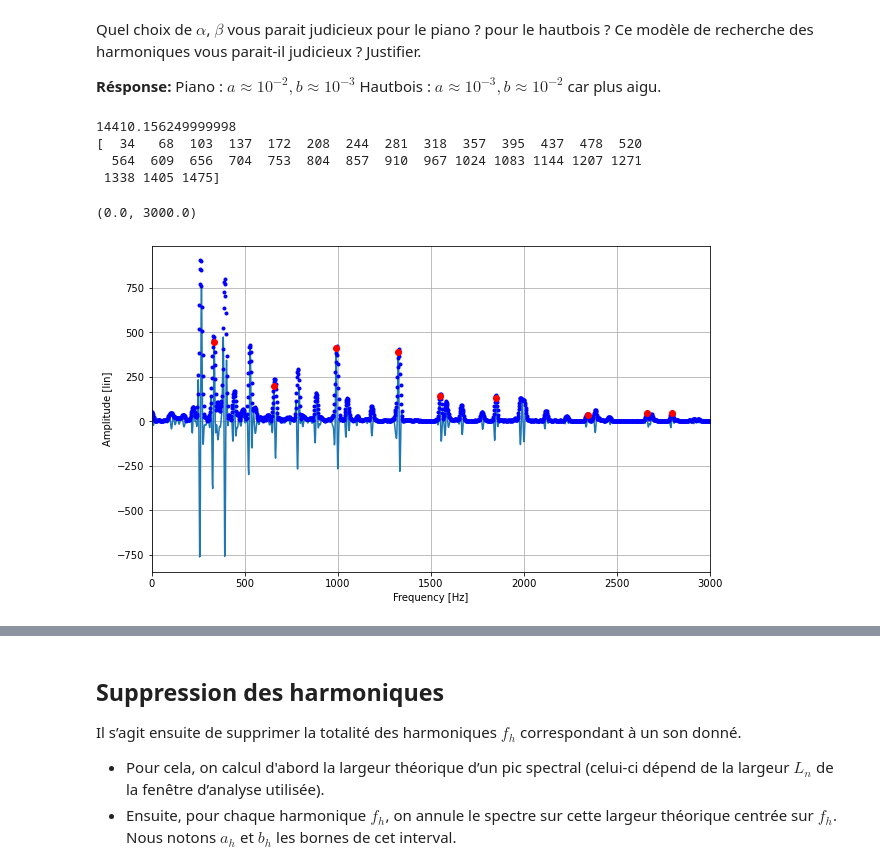
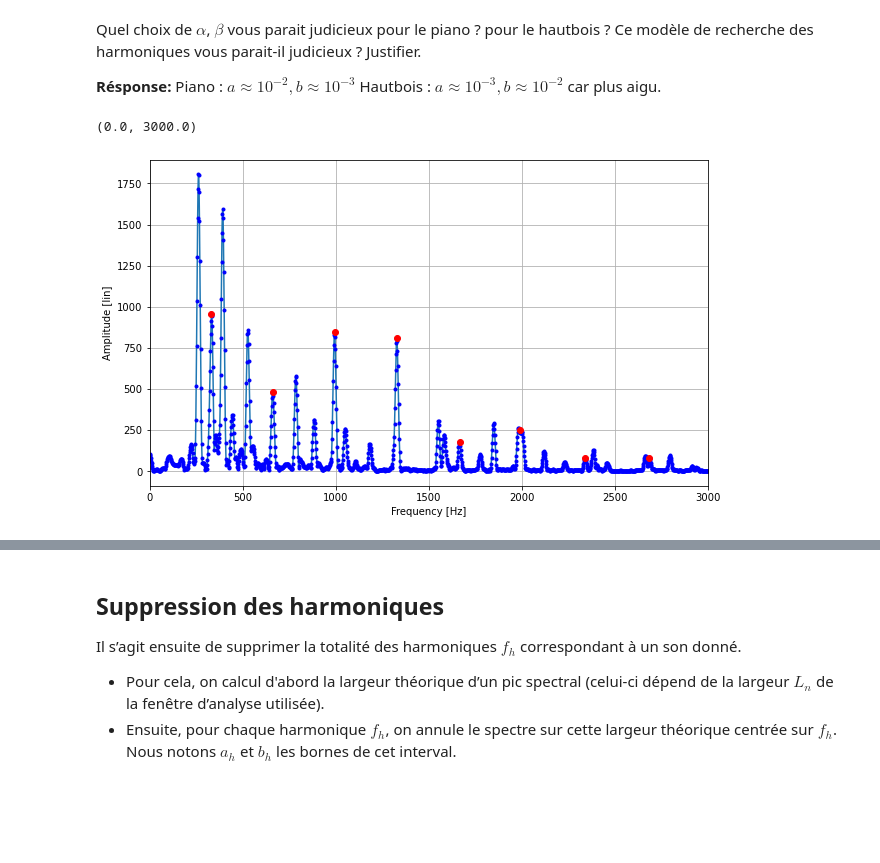
Before and after one commit to piptouque/atiam_tp_signal, a Jupyter notebook: tp_multihauteur/source/tp_multihauteur.ipynb, the cells around one changed output, grey strips where cells are left out. Saved outputs shown, nothing was run; the diff lists cells and outputs as text; code cells hidden in the pictures; blank space fills up the shorter version.

```diff
--- a/tp_multihauteur/source/tp_multihauteur.ipynb
+++ b/tp_multihauteur/source/tp_multihauteur.ipynb
@@ -173,11 +170,11 @@ Rechercher le maximum de $P$ sur l’intervalle $[N_{min},N_{max}]$, et en dédu
 
 On testera la fonction de détection de la fréquence fondamentale sur des signaux monophoniques (par exemple A4\_piano.wav ou E4\_oboe.wav).
 # %%
-def spectral_product(fs_hz: np.ndarray, x_ft: np.ndarray, r: int, h: int) -> np.array:
+def spectral_product(fs_hz: np.ndarray, amps_ft: np.ndarray, r: int, h: int) -> np.array:
     """Get spectral product of input fourier transform
 
     Args:
-        x_ft (np.ndarray): [description]
+        amps_ft (np.ndarray): [description]
         h (int): [description]
 
     Returns:
@@ -185,13 +182,12 @@ def spectral_product(fs_hz: np.ndarray, x_ft: np.ndarray, r: int, h: int) -> np.
     """
     p_p = np.zeros((h, r))
     for i in np.arange(h):
-        x_ft_part = x_ft[::(i+1)][:r]
-        p_p[i] = np.abs(x_ft_part)
+        p_p[i] = amps_ft_part = amps_ft[::(i+1)][:r]
     fs_p_hz = fs_hz[:r]
     p = np.prod(p_p, axis=0) ** 2
     return fs_p_hz, p
 
-def F_getF0FromSpectre(fs_hz, x_ft, h, f_min_hz, f_max_hz, n_fft, sr_hz):
+def F_getF0FromSpectre(fs_hz, amps_ft, h, f_min_hz, f_max_hz, n_fft, sr_hz):
     """
     inputs:
         - fftFreq_hz_v (N/2+1,): vector containing the FFT frequencies in Hz
@@ -211,7 +207,7 @@ def F_getF0FromSpectre(fs_hz, x_ft, h, f_min_hz, f_max_hz, n_fft, sr_hz):
     n_min = int(np.floor((f_min_hz / sr_hz) * n_fft))
     n_max = int(np.floor((f_max_hz / sr_hz) * n_fft)) + 1
     assert(n_max <= r)
-    fs_p_hz, p = spectral_product(fs_hz, x_ft, r, h)
+    fs_p_hz, p = spectral_product(fs_hz, amps_ft, r, h)
     f_0_hz = fs_p_hz[n_min + np.argmax(p[n_min:n_max], axis=0)]
     ### END CODE HERE ###
     return fs_p_hz, p, f_0_hz
@@ -224,14 +220,14 @@ l_sec = 0.1
 l_n = np.int64(l_sec*sr_hz)
 n_fft = 4 * ut.next_pow2(l_n)
 #
-fs_hz, x_ft = F_getSpectreFromAudio(x, l_n, n_fft, sr_hz)
+fs_hz, amps_ft = F_getSpectreFromAudio(x, l_n, n_fft, sr_hz)
 f_min_hz = 50
 f_max_hz = 900
-fs_p_hz, p, f_0_hz = F_getF0FromSpectre(fs_hz, x_ft, h, f_min_hz, f_max_hz, n_fft, sr_hz)
+fs_p_hz, p, f_0_hz = F_getF0FromSpectre(fs_hz, amps_ft, h, f_min_hz, f_max_hz, n_fft, sr_hz)
 
 # +++++++++++++++++++++++++++++++
 plt.figure(figsize=(10,6))
-ut.F_plot1(fs_hz, np.abs(x_ft) / np.max(x_ft), 'Frequency [Hz]', 'Amplitude [lin]')
+ut.F_plot1(fs_hz, amps_ft / np.max(amps_ft), 'Frequency [Hz]', 'Amplitude [lin]')
 plt.plot(fs_p_hz, np.abs(p) / np.max(p), 'r')
 plt.plot(f_0_hz, 1, 'ro')
 plt.xlim((0,3000))
@@ -282,7 +278,7 @@ def get_max_nb_harmonics(f_0_hz: float, n_fft: int, sr_hz: float, alpha: float,
     h = int(np.floor(np.sqrt((mu + np.sqrt(mu**2 + 4*eta))/2)))
     return h
 
-def F_getHarmonicsFromF0AndSpectre(fs_hz, x_ft, f_0_hz, n_fft, sr_hz):
+def F_getHarmonicsFromF0AndSpectre(fs_hz, amps_ft, f_0_hz, n_fft, sr_hz, alpha: float, beta: float):
     """
     inputs:
         - fftFreq_hz_v (N/2+1,): vector containing the FFT frequencies in Hz
@@ -291,52 +287,45 @@ def F_getHarmonicsFromF0AndSpectre(fs_hz, x_ft, f_0_hz, n_fft, sr_hz):
         - Nfft: fft size
         - sr_hz: sampling rate
     outputs:
         - harmoFreq_k_v: vector containing the position/index of the Harmonics (position in fftFreq_hz_v or fftAmpl_v)
         - harmoAmpl_v:  vector containing the Harmonic amplitudes
     """
 
     ### START CODE HERE ###
-    nb_h = 10
-    alpha = 10**-1
-    beta = 10**-3
     # first compute max h
     h = get_max_nb_harmonics(f_0_hz, n_fft, sr_hz, alpha, beta)
     #
     hs = np.arange(h)+1
     f_inharmo = hs * f_0_hz * np.sqrt(1 + (hs**2 - 1) * beta)
-    print(f_inharmo[-1])
-
 
     f_k_min = (1 - alpha) * f_inharmo
     f_k_max = (1 + alpha) * f_inharmo
     n_k_min = np.floor((f_k_min / sr_hz) * n_fft).astype(int)
-    n_k_max = np.floor((f_k_max / sr_hz) * n_fft).astype(int)
+    n_k_max = np.floor((f_k_max / sr_hz) * n_fft).astype(int)+1
 
-    print(n_k_max - n_k_min)
-    x_ft_chunks = [x_ft[n_min:n_max] for (n_min, n_max) in np.nditer([n_k_min, n_k_max])]
-    amps_h = np.array([np.amax(chunk, axis=0) for chunk in x_ft_chunks])
-    fs_h_k = n_k_min + np.array([np.argmax(chunk, axis=0) for chunk in x_ft_chunks])
+
+    amps_ft_chunks = [amps_ft[n_min:n_max] for (n_min, n_max) in np.nditer([n_k_min, n_k_max])]
+    amps_h = np.array([np.amax(chunk, axis=0) for chunk in amps_ft_chunks])
+    fs_h_k = (n_k_min + np.array([np.argmax(chunk, axis=0) for chunk in amps_ft_chunks])).astype(int)
 
     ### END CODE HERE ###
 
     return fs_h_k, amps_h
 
-fs_h_k, amps_h = F_getHarmonicsFromF0AndSpectre(fs_hz, x_ft, f_0_hz, n_fft, sr_hz)
+alpha = 10**-2
+beta = 5*10**-4
+fs_h_k, amps_h = F_getHarmonicsFromF0AndSpectre(fs_hz, amps_ft, f_0_hz, n_fft, sr_hz, alpha, beta)
 
 # +++++++++++++++++++++++++++++++
 plt.figure(figsize=(10,6))
-ut.F_plot1(fs_hz, np.abs(x_ft), 'Frequency [Hz]', 'Amplitude [lin]')
-plt.plot(fs_hz, np.abs(x_ft), 'b.')
+ut.F_plot1(fs_hz, amps_ft, 'Frequency [Hz]', 'Amplitude [lin]')
+plt.plot(fs_hz, np.abs(amps_ft), 'b.')
 plt.plot(fs_hz[fs_h_k], np.abs(amps_h), 'ro')
 plt.xlim((0,3000))
 # +++++++++++++++++++++++++++++++
 # %% [output]
-14410.156249999998
-[  34   68  103  137  172  208  244  281  318  357  395  437  478  520
-  564  609  656  704  753  804  857  910  967 1024 1083 1144 1207 1271
- 1338 1405 1475]
+(0.0, 3000.0)
-(0.0, 3000.0)
-[figure, old version]
+[figure, new version]
 # %% [markdown]
 ### Test
 Pour le signal audioFile = './_audio/A3C4E4G4_piano.wav' vous devriez obtenir
```
Also changed, not shown: parts of 9 cells of this notebook, 22 other files.
